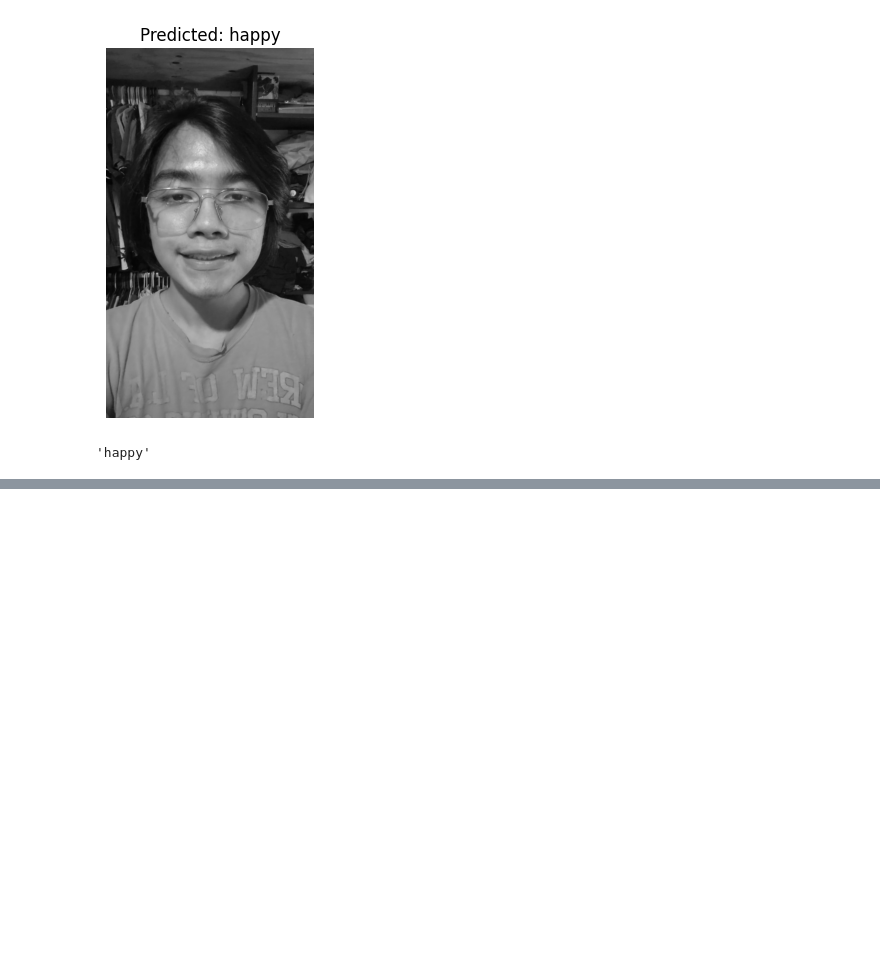
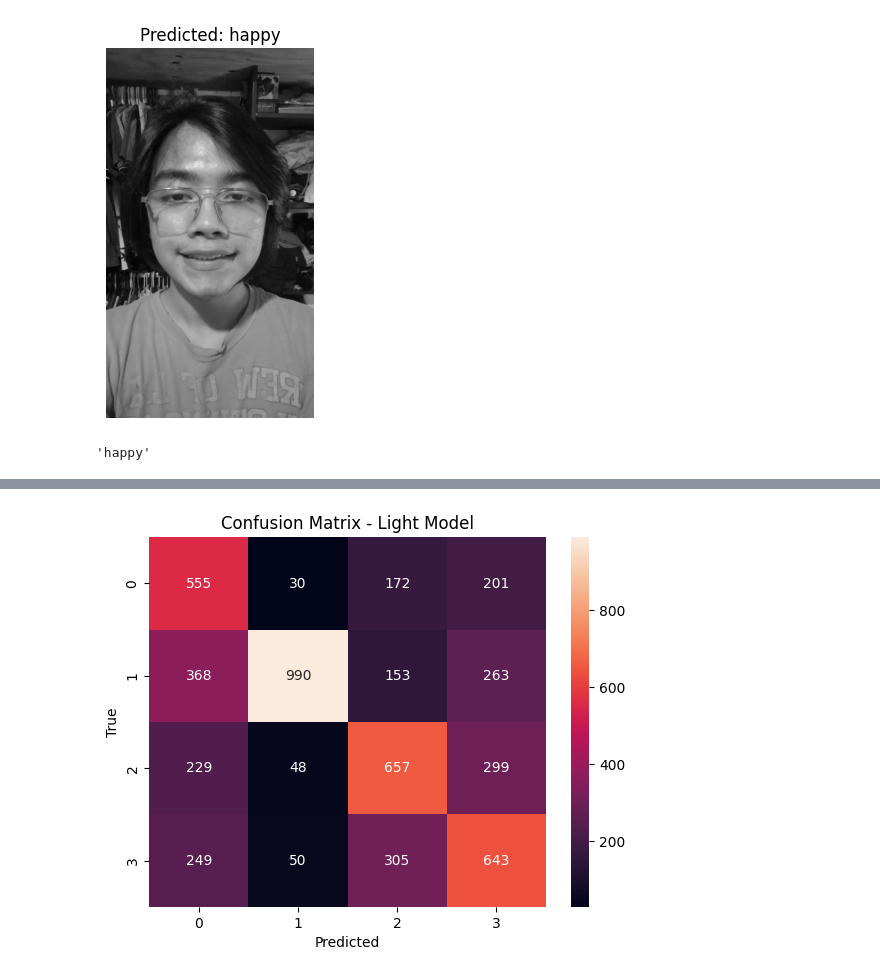
Before and after one commit to pyrawn/cnn-emotion-recognition-upy, a Jupyter notebook: notebooks/training.ipynb, the cells around one changed output, grey strips where cells are left out. Drawn from its saved outputs; the diff is of its cells as text; code cells hidden in the pictures; blank space fills up the shorter version.

Commit message:
Third model trained and tested

```diff
--- a/notebooks/training.ipynb
+++ b/notebooks/training.ipynb
@@ -334,0 +442,14 @@ predict_emotion(model2, "../predict/this-happy.png")
+# %%
+# Confusion Matrix for Light Model
+y_pred_light = light_model.predict(x_test / 255.0)
+y_true_labels = np.argmax(y_test, axis=1)
+y_pred_labels = np.argmax(y_pred_light, axis=1)
+
+confmat_light = confusion_matrix(y_true_labels, y_pred_labels)
+print("Confusion Matrix Accuracy:", np.trace(confmat_light) / np.sum(confmat_light))
+sn.heatmap(confmat_light, annot=True, fmt="d")
+plt.title("Confusion Matrix - Light Model")
+plt.xlabel("Predicted")
+plt.ylabel("True")
+plt.show()
+# %% [output]
@@ -334,0 +458 @@ predict_emotion(model2, "../predict/this-happy.png")
+[figure, added]
```
Also changed, not shown: parts of 7 cells of this notebook.
